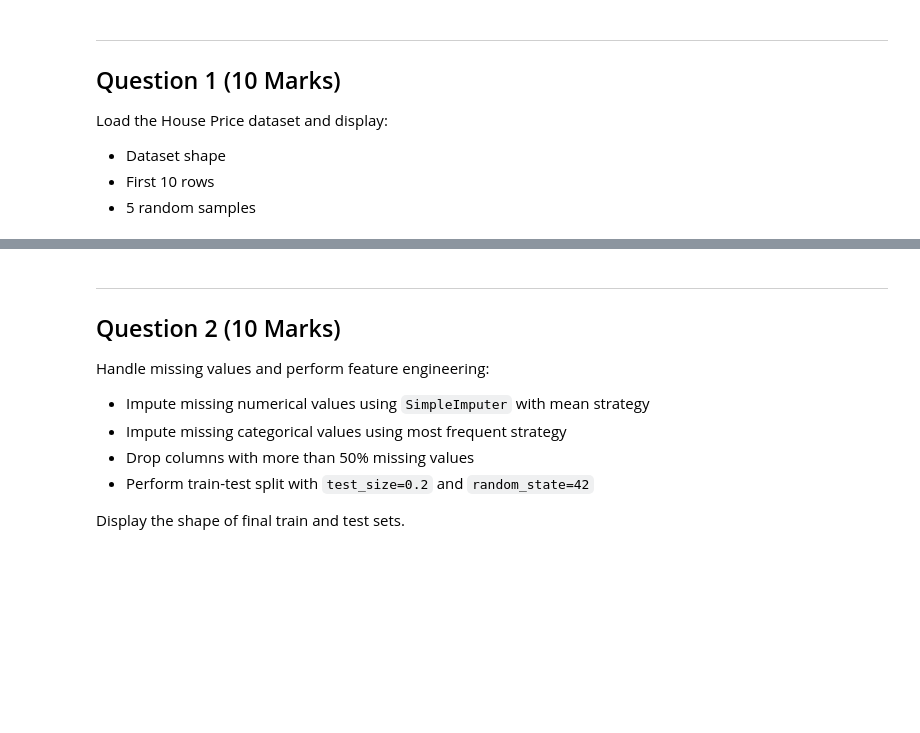
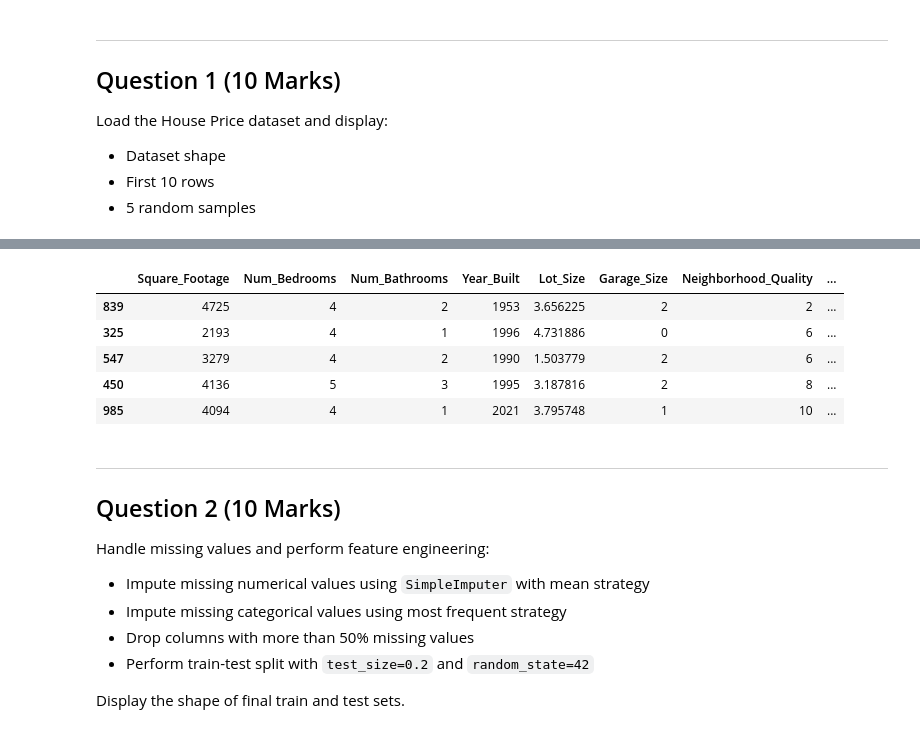
Before and after one commit to mdreduanulhoque/AI_ML_Expert_with_Phitron, a Jupyter notebook: Machine_Learning/Module_13/ML_Assignment_02.ipynb, the cells around one changed output, grey strips where cells are left out. Drawn from its saved outputs; the diff is of its cells as text; code cells hidden in the pictures; blank space fills up the shorter version.

```diff
--- a/Machine_Learning/Module_13/ML_Assignment_02.ipynb
+++ b/Machine_Learning/Module_13/ML_Assignment_02.ipynb
@@ -38,3 +69,12 @@ Load the House Price dataset and display:
+# %%
+df.sample(5)
+# %% [output]
+|  | Square_Footage | Num_Bedrooms | Num_Bathrooms | Year_Built | Lot_Size | Garage_Size | Neighborhood_Quality | ... |
+| 839 | 4725 | 4 | 2 | 1953 | 3.656225 | 2 | 2 | ... |
+| 325 | 2193 | 4 | 1 | 1996 | 4.731886 | 0 | 6 | ... |
+| 547 | 3279 | 4 | 2 | 1990 | 1.503779 | 2 | 6 | ... |
+| 450 | 4136 | 5 | 3 | 1995 | 3.187816 | 2 | 8 | ... |
+| 985 | 4094 | 4 | 1 | 2021 | 3.795748 | 1 | 10 | ... |
 # %% [markdown]
 ---
 ## Question 2 (10 Marks)
```
Also changed, not shown: parts of 15 cells of this notebook.
